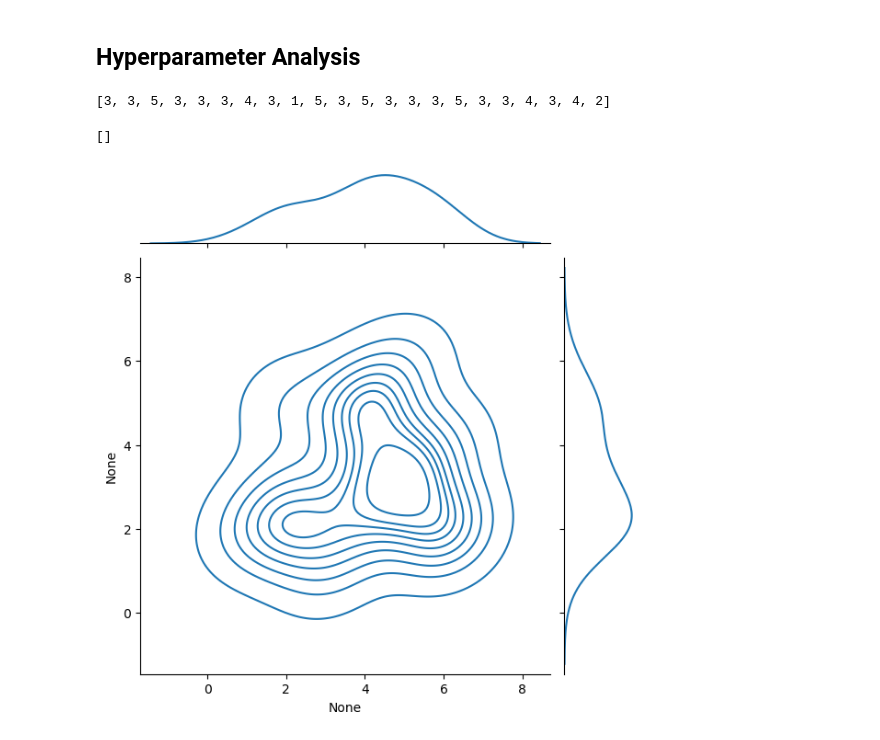
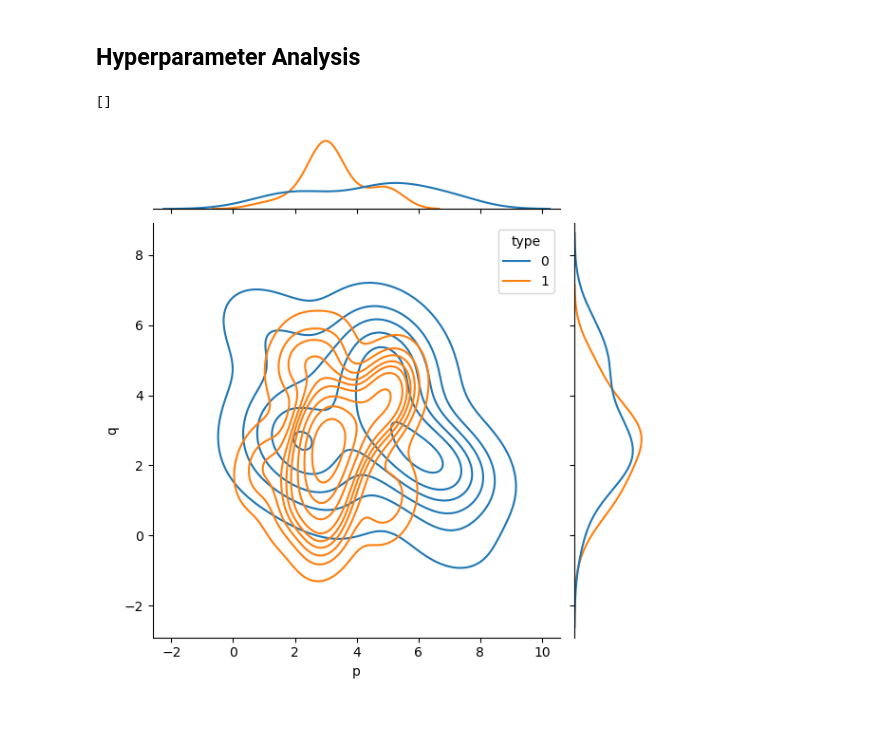
Before and after one commit to LuisDogo/Hypoglycemia_Prediction, a Jupyter notebook: notebooks/hyndman-khandakr.ipynb, the cells around one changed output. Saved outputs shown, nothing was run; the diff lists cells and outputs as text; code cells hidden in the pictures.

```diff
--- a/notebooks/hyndman-khandakr.ipynb
+++ b/notebooks/hyndman-khandakr.ipynb
@@ -25,7 +25,7 @@ def hyndman_khandakar_non_seasonal_forecast(time_series: pd.Series, dif : int, p
         start_p = 1, start_q = 1,
         max_p = p, max_q = q,
         seasonal = False,
-        maxiter = 15,
+        maxiter = 18,
         d = dif,
         test = "kpss",
         stepwise = True,
@@ -157,17 +157,32 @@ def hyperparameters(results_dn):
 d0_p, d0_q = hyperparameters(results_d0)
 d1_p, d1_q = hyperparameters(results_d1)
 # %%
-d1_p
+l = len(d0_p)
+zeros = [0 for i in range(l)]
+ones = [1 for i in range(l)]
-# %% [output]
-[3, 3, 5, 3, 3, 3, 4, 3, 1, 5, 3, 5, 3, 3, 3, 5, 3, 3, 4, 3, 4, 2]
+# %%
+pd_0 = pd.DataFrame({
+    "p" : d0_p,
+    "q" : d0_q,
+    "type" : zeros
+})
+
+pd_1 = pd.DataFrame({
+    "p" : d1_p,
+    "q" : d1_q,
+    "type" : ones
+})
+
+coefficients = pd.concat([pd_0, pd_1])
 # %%
 sns.jointplot(
-    x = d0_p,
-    y = d0_q,
-    kind = "kde",
-    ax=ax
+    data = coefficients,
+    x = "p",
+    y = "q",
+    hue = "type",
+    kind = "kde"
     )
 plt.plot()
 # %% [output]
 []
-[figure, old version]
+[figure, new version]
```
Also changed, not shown: parts of 3 cells of this notebook.
